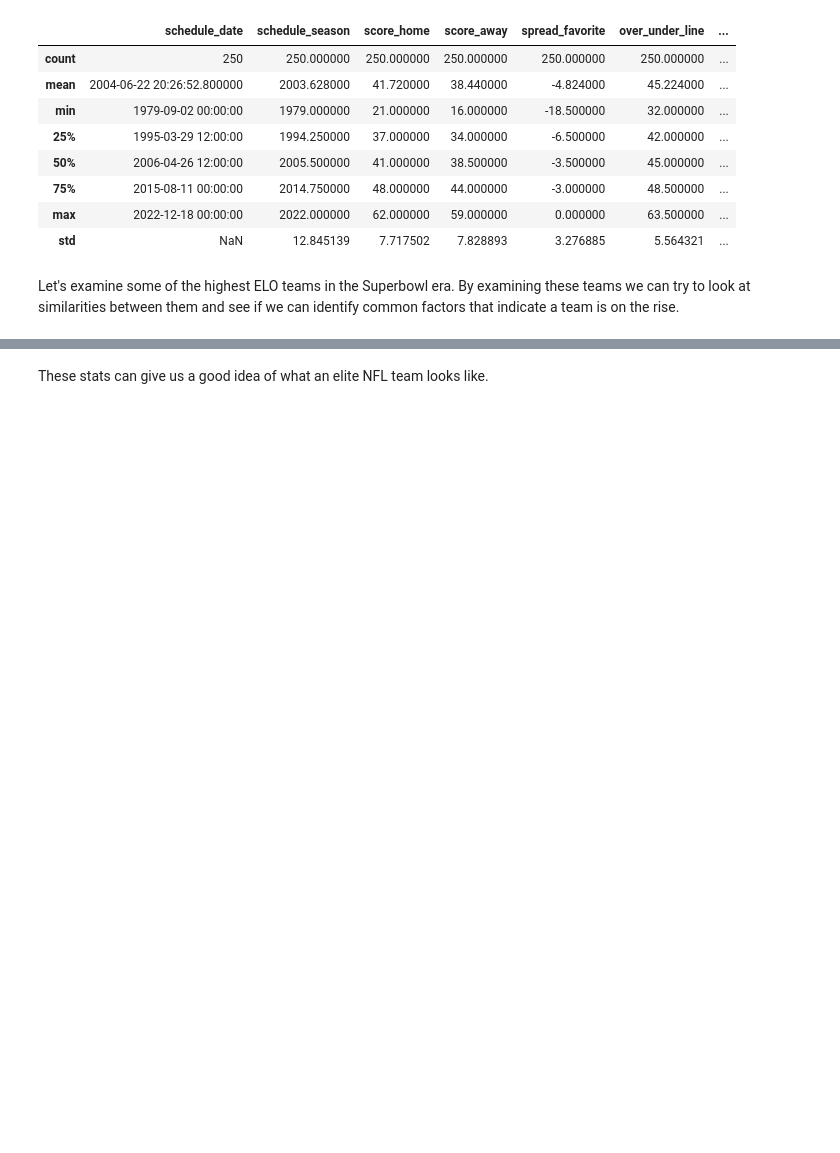
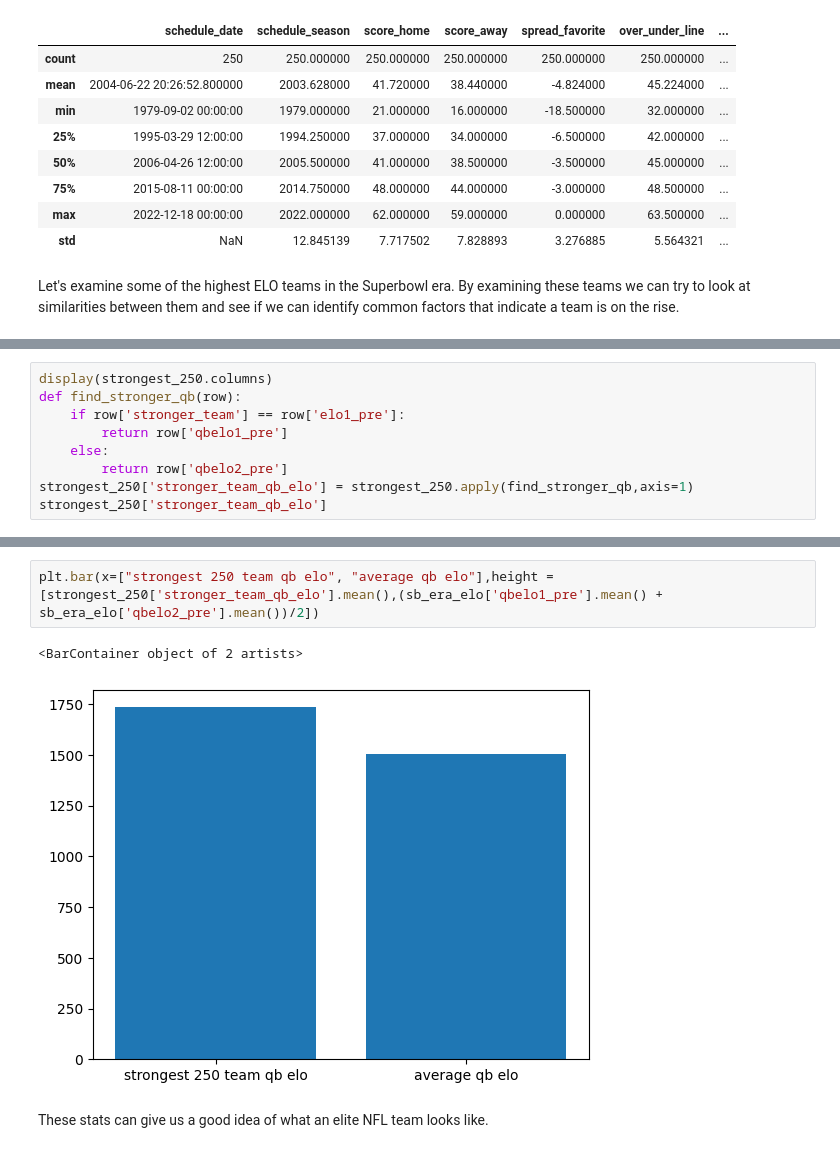
Before and after one commit to JonathanSears1/JonathanSears1.github.io, a Jupyter notebook: Beat-The-Books.ipynb, the cells around one changed output, grey strips where cells are left out. Cells and saved outputs as stored; diff of their text form; blank space fills up the shorter version.

```diff
--- a/Beat-The-Books.ipynb
+++ b/Beat-The-Books.ipynb
@@ -306,0 +334,9 @@ strongest_250.describe()
+# %%
+display(strongest_250.columns)
+def find_stronger_qb(row):
+    if row['stronger_team'] == row['elo1_pre']:
+        return row['qbelo1_pre']
+    else:
+        return row['qbelo2_pre']
+strongest_250['stronger_team_qb_elo'] = strongest_250.apply(find_stronger_qb,axis=1)
+strongest_250['stronger_team_qb_elo']
@@ -307,3 +364,8 @@ strongest_250.describe()
+# %%
+plt.bar(x=["strongest 250 team qb elo", "average qb elo"],height = [strongest_250['stronger_team_qb_elo'].mean(),(sb_era_elo['qbelo1_pre'].mean() + sb_era_elo['qbelo2_pre'].mean())/2])
+# %% [output]
+<BarContainer object of 2 artists>
+[figure, added]
 # %% [markdown]
 These stats can give us a good idea of what an elite NFL team looks like.
 # %% [markdown]
```
Also changed, not shown: parts of 28 cells of this notebook.
